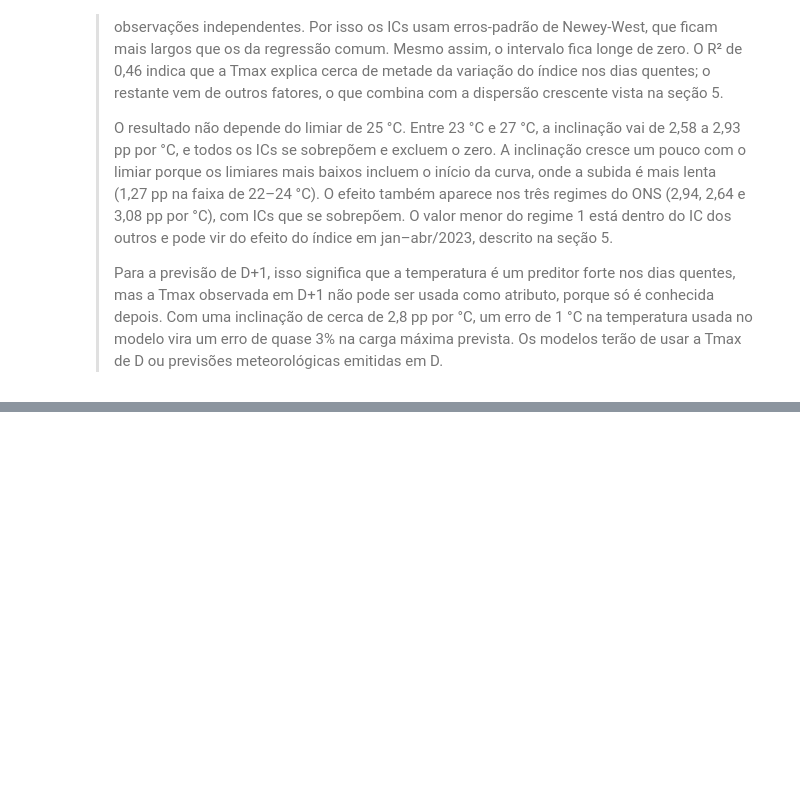
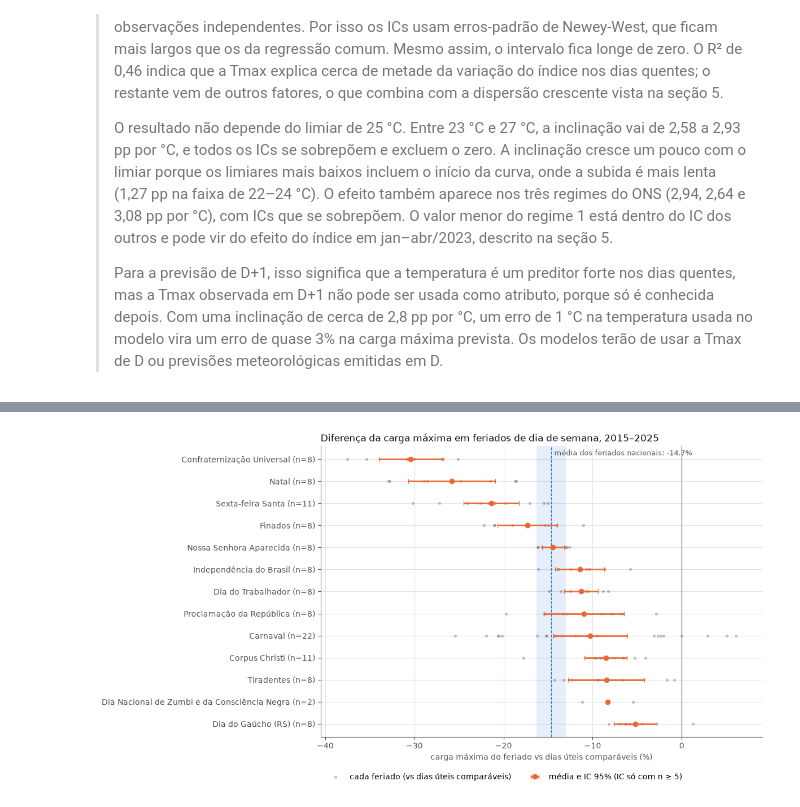
Before and after one commit to kaikezcarvalho/opt004-previsao-carga-sul, a Jupyter notebook: 03_analise.ipynb, the cells around one changed output, grey strips where cells are left out. Saved outputs shown, nothing was run; the diff lists cells and outputs as text; code cells hidden in the pictures; blank space fills up the shorter version.

```diff
--- a/03_analise.ipynb
+++ b/03_analise.ipynb
@@ -526,0 +1005,7 @@ plt.tight_layout()
+# %%
+por_feriado = (pd.DataFrame({nome: teste_h2(g["diferenca_pct"]) for nome, g in pares_h2.groupby("nome_feriado")}).T
+               .join(pares_h2.groupby("nome_feriado")["diferenca_tmax"].mean().rename("diferenca_tmax_media"))
+               .sort_values("diferenca_media_pct"))
+por_feriado[["n", "diferenca_media_pct", "ic95_inf", "ic95_sup", "frac_abaixo_controle", "diferenca_tmax_media"]].style.format(
+    {"n": "{:.0f}", "diferenca_media_pct": "{:.1f}", "ic95_inf": "{:.1f}", "ic95_sup": "{:.1f}",
+     "frac_abaixo_controle": "{:.0%}", "diferenca_tmax_media": "{:.1f}"})
@@ -526,0 +1027,30 @@ plt.tight_layout()
+# %%
+MIN_N_IC = 5
+ordem = por_feriado.index.tolist()
+y = {nome: i for i, nome in enumerate(ordem)}
+principal = resultado_h2.loc["nacionais (teste principal)"]
+
+fig, ax = plt.subplots(figsize=(12, 6.5))
+ax.axvspan(principal["ic95_inf"], principal["ic95_sup"], color=COR[0], alpha=0.12, lw=0)
+ax.axvline(principal["diferenca_media_pct"], color=COR[0], lw=1, ls="--")
+ax.annotate(f"média dos feriados nacionais: {principal['diferenca_media_pct']:.1f}%",
+            (principal["diferenca_media_pct"], 1), xycoords=("data", "axes fraction"),
+            xytext=(4, -4), textcoords="offset points", va="top", color=TINTA_2, fontsize=9)
+ax.axvline(0, color=TINTA_2, lw=0.8)
+ax.scatter(pares_h2["diferenca_pct"], pares_h2["nome_feriado"].map(y), s=14, color=TINTA_2, alpha=0.35, lw=0,
+           label="cada feriado (vs dias úteis comparáveis)")
+com_ic = por_feriado["n"] >= MIN_N_IC
+ax.errorbar(por_feriado["diferenca_media_pct"], range(len(ordem)),
+            xerr=[(por_feriado["diferenca_media_pct"] - por_feriado["ic95_inf"]).where(com_ic, 0),
+                  (por_feriado["ic95_sup"] - por_feriado["diferenca_media_pct"]).where(com_ic, 0)],
+            color=COR[1], marker="o", ls="none", capsize=3, label=f"média e IC 95% (IC só com n ≥ {MIN_N_IC})")
+margem = 3
+ax.set_xlim(pares_h2["diferenca_pct"].min() - margem, max(pares_h2["diferenca_pct"].max(), 0) + margem)
+ax.set_yticks(range(len(ordem)), [f"{nome} (n={int(por_feriado.loc[nome, 'n'])})" for nome in ordem])
+ax.invert_yaxis()
+ax.set_xlabel("carga máxima do feriado vs dias úteis comparáveis (%)")
+ax.set_title("Diferença da carga máxima em feriados de dia de semana, 2015–2025", loc="left", color=TINTA)
+ax.legend(loc="upper left", bbox_to_anchor=(0, -0.1), ncols=2)
+plt.tight_layout()
+# %% [output]
+[figure, added]
```
Also changed, not shown: parts of 28 cells of this notebook.
